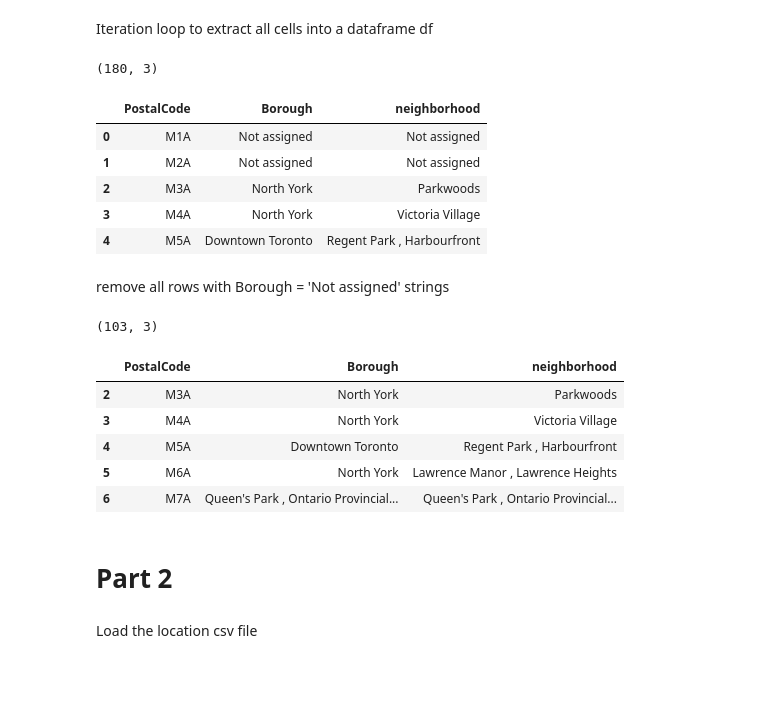
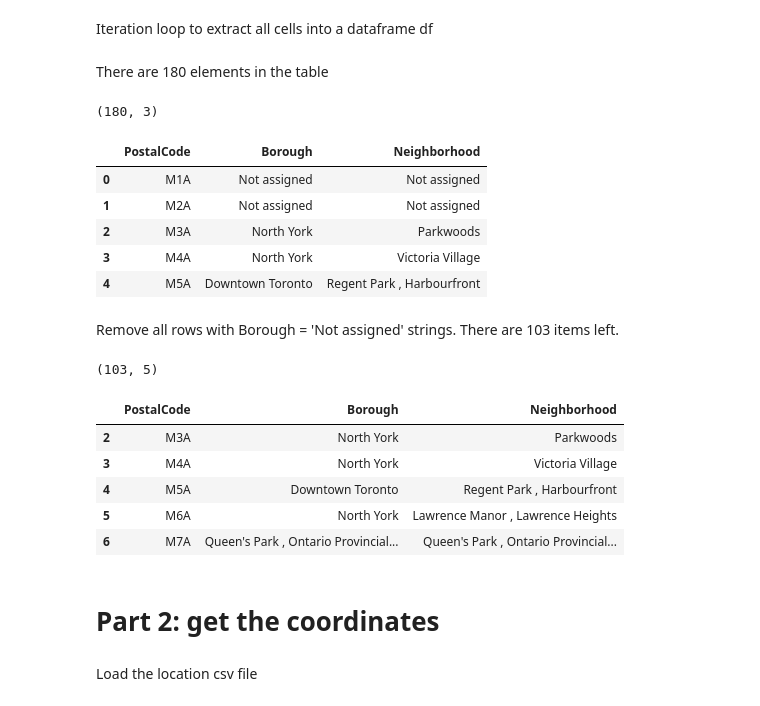
Before and after one commit to HannahTHD/Coursera_Capstone, a Jupyter notebook: Clustering.ipynb, the cells around one changed output. Cells and saved outputs as stored; diff of their text form; code cells hidden in the pictures; blank space fills up the shorter version.

```diff
--- a/Clustering.ipynb
+++ b/Clustering.ipynb
@@ -56,39 +59,40 @@ for row in soup.find('table').find_all('tr'):
             neighborhood.append(record[1].replace('/', ','))
         else:
             neighborhood.append(record[0].replace('/', ','))
+# %% [markdown]
+There are 180 elements in the table
 # %%
 import pandas as pd
 toronto_df = pd.DataFrame({"PostalCode": postcode,
                            "Borough": borough,
-                           "neighborhood": neighborhood})
+                           "Neighborhood": neighborhood})
 
 print(toronto_df.shape)
 toronto_df.head()
 # %% [output]
 (180, 3)
-|  | PostalCode | Borough | neighborhood |
+|  | PostalCode | Borough | Neighborhood |
 | 0 | M1A | Not assigned | Not assigned |
 | 1 | M2A | Not assigned | Not assigned |
 | 2 | M3A | North York | Parkwoods |
 | 3 | M4A | North York | Victoria Village |
 | 4 | M5A | Downtown Toronto | Regent Park , Harbourfront |
 # %% [markdown]
-remove all rows with Borough = 'Not assigned' strings
+Remove all rows with Borough = 'Not assigned' strings. There are 103 items left.
 # %%
-# Drop the empty Borough rows
 toronto_df = toronto_df[toronto_df.Borough != 'Not assigned']
 print(df.shape)
 toronto_df.head()
 # %% [output]
-(103, 3)
+(103, 5)
-|  | PostalCode | Borough | neighborhood |
+|  | PostalCode | Borough | Neighborhood |
 | 2 | M3A | North York | Parkwoods |
 | 3 | M4A | North York | Victoria Village |
 | 4 | M5A | Downtown Toronto | Regent Park , Harbourfront |
 | 5 | M6A | North York | Lawrence Manor , Lawrence Heights |
 | 6 | M7A | Queen's Park , Ontario Provincial... | Queen's Park , Ontario Provincial... |
 # %% [markdown]
-# Part 2
+# Part 2: get the coordinates
 # %% [markdown]
  Load the location csv file
 # %%
```
Also changed, not shown: parts of 36 cells of this notebook.
